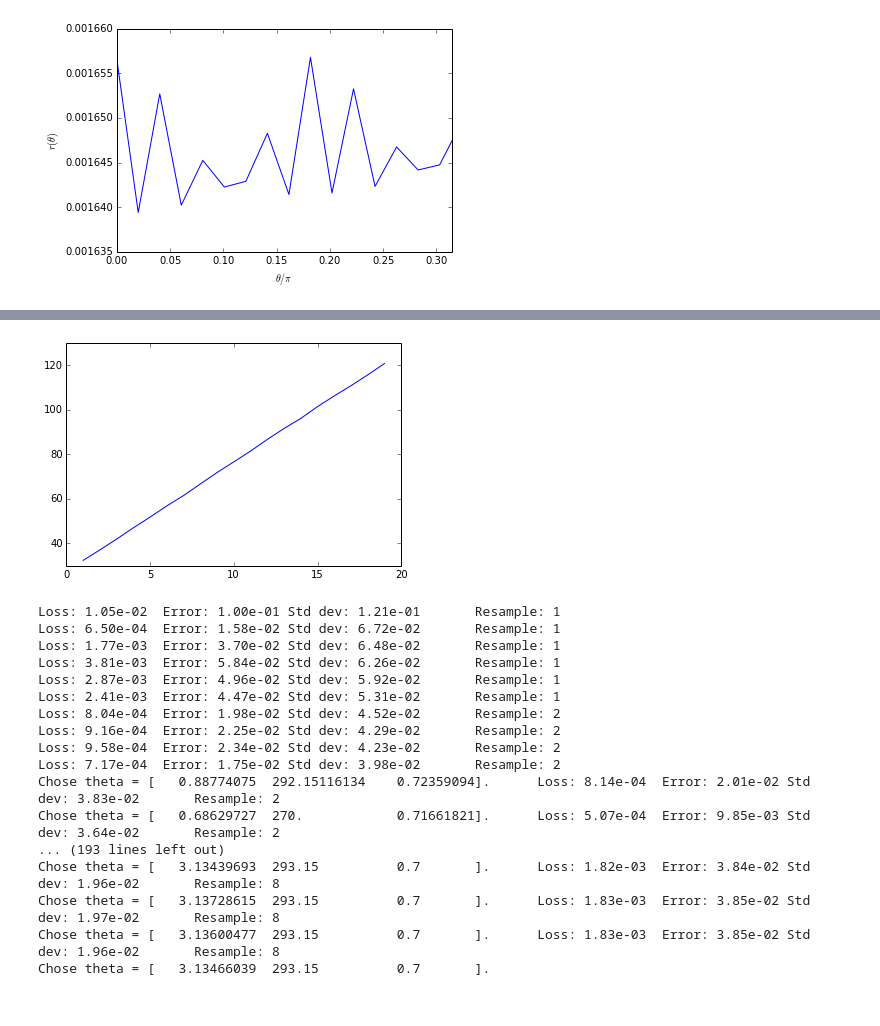
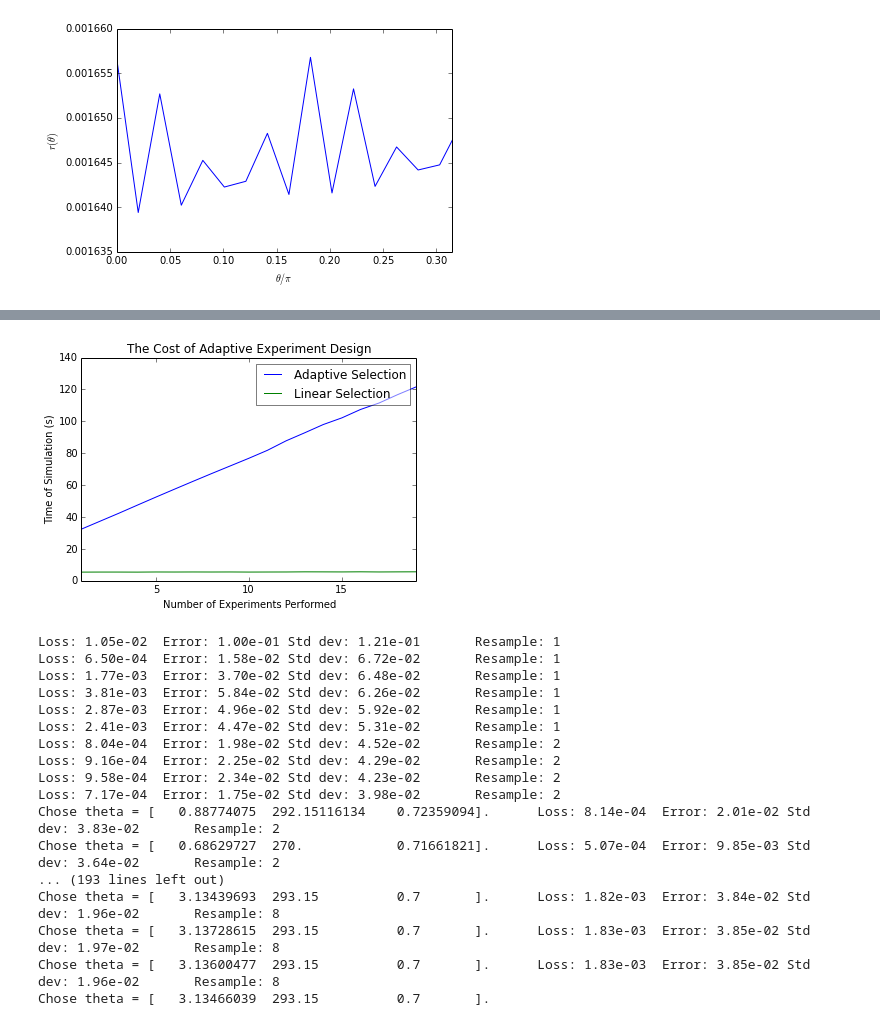
Before and after one commit to taalexander/Honours-Thesis, a Jupyter notebook: code/Adaptive Neutron Interferometry.ipynb, the cells around one changed output, grey strips where cells are left out. Cells and saved outputs as stored; diff of their text form; code cells hidden in the pictures.

```diff
--- a/code/Adaptive Neutron Interferometry.ipynb
+++ b/code/Adaptive Neutron Interferometry.ipynb
@@ -650,12 +650,14 @@ exparams = zip(warmup_thetas,warmup_temps,warmup_humids)
 num = 20
 theta_range = np.arange(1,num,1,dtype=int)
 times1 = []
+times2 = []
 for x in theta_range:
     print("x iiiiiiiiiiiiiiiiiiiiiiis {}".format(x))
     fun = lambda : do_adaptive_ex(n_thetas=x, n_guesses=5, warmup_exparams=exparams, n_neutrons=100, n_warmup_neutrons=100, quiet=False)
     notfun = lambda: do_warmup_ex(n_thetas=x+10, n_neutrons=100)
     t2 = timeit.timeit(notfun,number=2)
     t = timeit.timeit(fun, number=2)
+    times2.append(t2)
     times1.append(t)
 # %% [output]
 x iiiiiiiiiiiiiiiiiiiiiiis 1
@@ -678,9 +680,15 @@ Chose theta = [   3.14025004  293.15          0.7       ].
-# %%
-x = np.arange(1,num,1)
-plot(x,times)
-savefig("adaptivetimes.eps")
-# %% [output]
-[figure, removed]
+# %%
+x = np.arange(1,num,1)
+p1=plot(x,times1,label="Adaptive Selection")
+p2= plot(x,times2,label="Linear Selection")
+xlim(1,19)
+legend(framealpha=0.5)
+xlabel("Number of Experiments Performed")
+ylabel("Time of Simulation (s)")
+title("The Cost of Adaptive Experiment Design")
+savefig("adaptivetimes.eps")
+# %% [output]
+[figure, added]
 # %%
 res = make_array_adaptive(true_modelparams_array,exparams,n_thetas=200, n_guesses=5, n_neutrons=100, n_warmup_neutrons=100, quiet=True)
 # %% [output]
```
Also changed, not shown: parts of 2 cells of this notebook, 10 other files.
